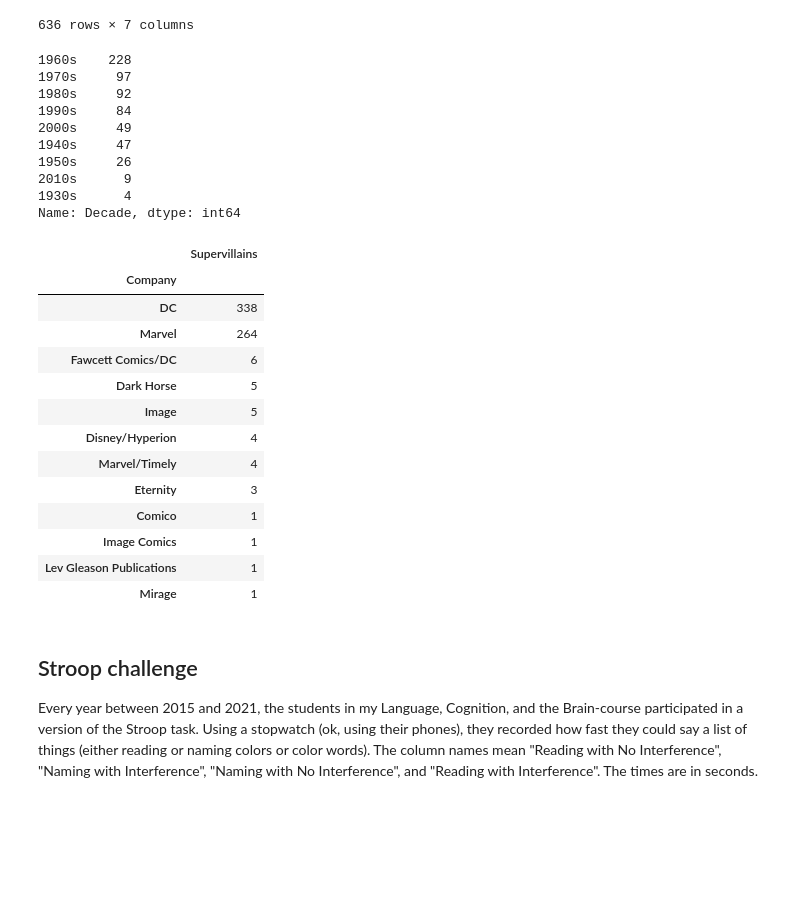
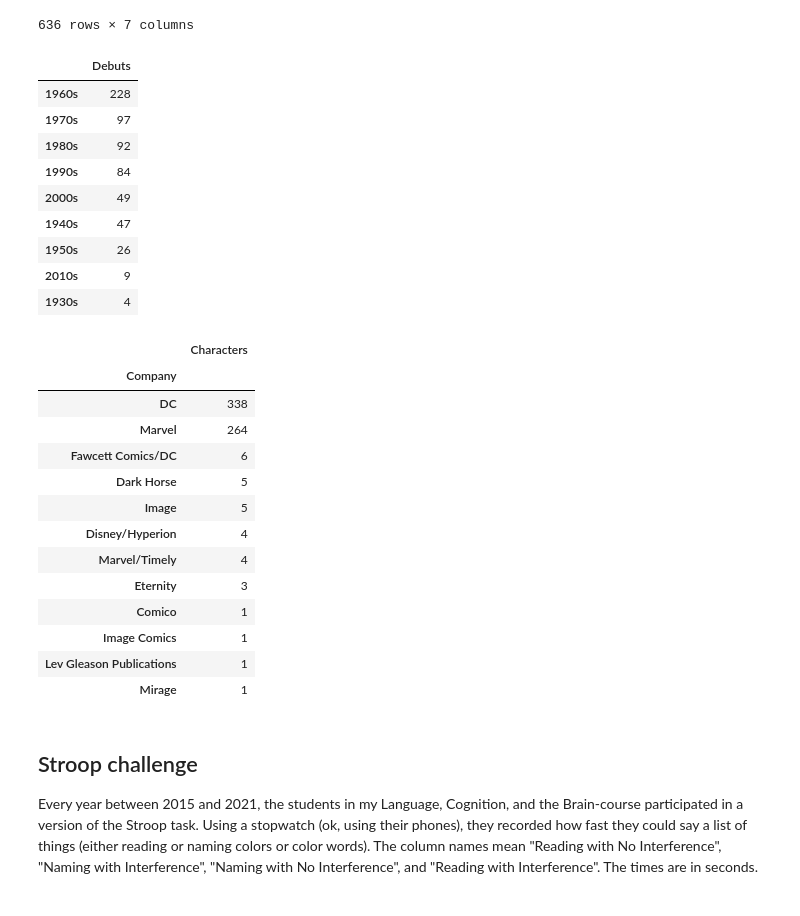
Before and after one commit to dlundgaard/cultdatsci-assignment02, a Jupyter notebook: fun_with_pandas.ipynb, the cells around one changed output. Drawn from its saved outputs; the diff is of its cells as text; code cells hidden in the pictures; blank space fills up the shorter version.

Commit message:
cosmetic improvements to table formatting

```diff
--- a/fun_with_pandas.ipynb
+++ b/fun_with_pandas.ipynb
@@ -137,22 +137,22 @@ dataset
 | 8 | The Cocodrilos | 2019 | Disney/Hyperion | Rhode Montijo | The Gumazing Gum Girl! Book 4: Co... | 2019 | 2010s |
 636 rows × 7 columns
 # %%
-dataset["Decade"].value_counts()
+dataset["Decade"].value_counts().rename("Debuts").to_frame()
 # %% [output]
-1960s    228
-1970s     97
-1980s     92
-1990s     84
-2000s     49
-1940s     47
-1950s     26
-2010s      9
-1930s      4
-Name: Decade, dtype: int64
+|  | Debuts |
+| 1960s | 228 |
+| 1970s | 97 |
+| 1980s | 92 |
+| 1990s | 84 |
+| 2000s | 49 |
+| 1940s | 47 |
+| 1950s | 26 |
+| 2010s | 9 |
+| 1930s | 4 |
 # %%
-dataset.groupby("Company")["Character / Team"].count().sort_values(ascending = False).to_frame().rename(columns = {"Character / Team": "Supervillains"})
+dataset.groupby("Company")["Character / Team"].count().sort_values(ascending = False).rename("Characters").to_frame()
 # %% [output]
-|  | Supervillains |
+|  | Characters |
 | Company |  |
 | DC | 338 |
 | Marvel | 264 |
```
Also changed, not shown: parts of 4 cells of this notebook, 1 other file.
